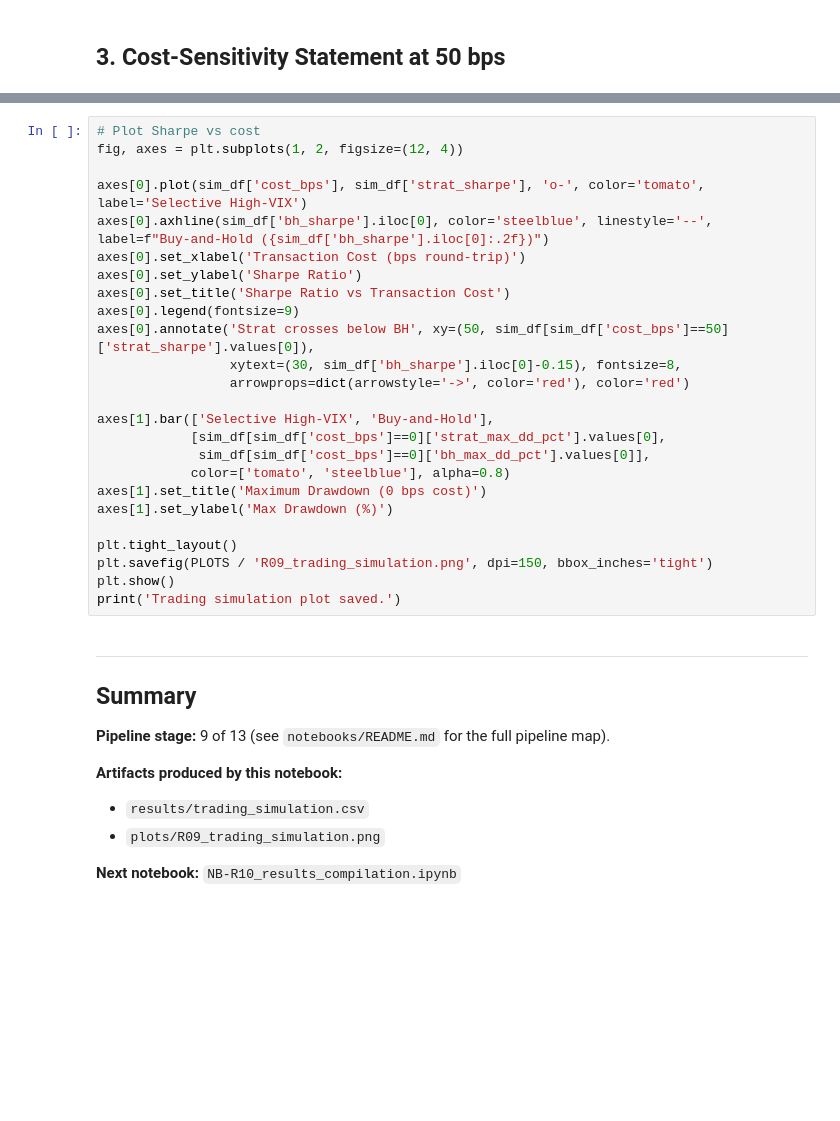
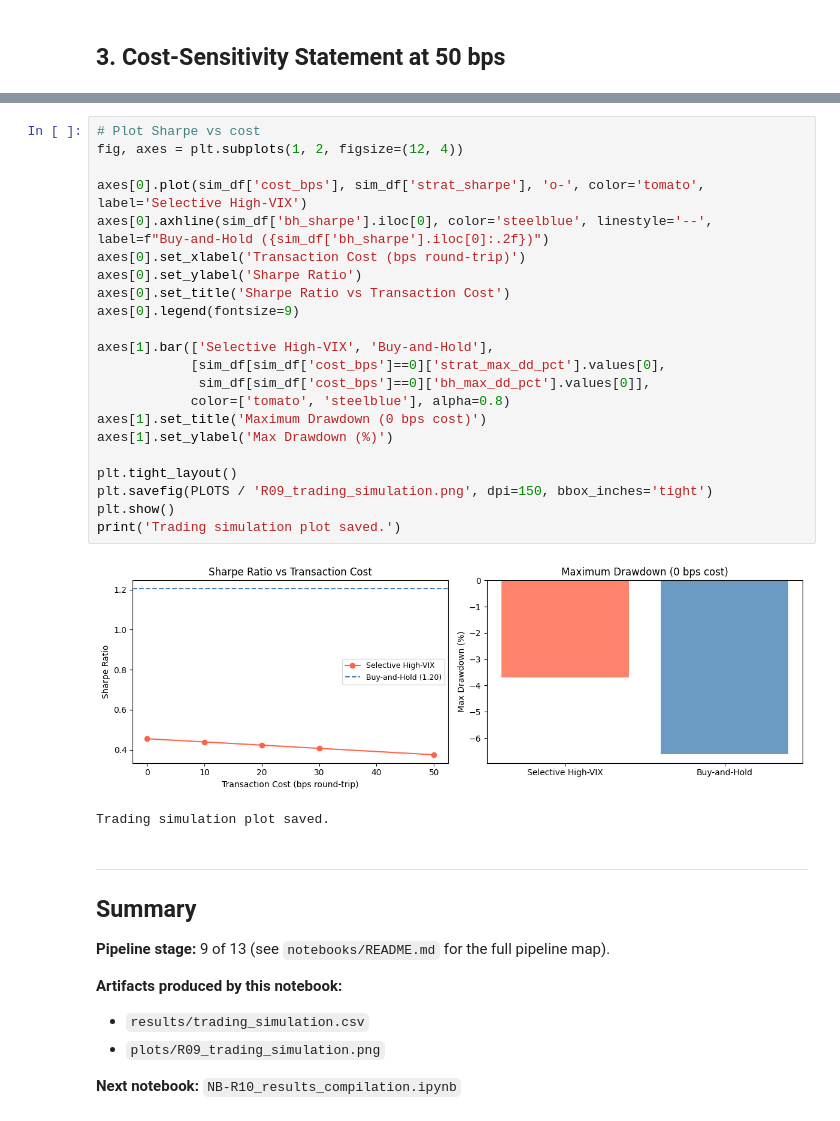
Before and after one commit to prakash-ukhalkar/india-vix-bank-nifty-regime, a Jupyter notebook: notebooks/NB-R09_trading_simulation.ipynb, the cells around one changed output, grey strips where cells are left out. Drawn from its saved outputs; the diff is of its cells as text; blank space fills up the shorter version.

Commit message:
NB-R09 - Trading Simulation

```diff
--- a/notebooks/NB-R09_trading_simulation.ipynb
+++ b/notebooks/NB-R09_trading_simulation.ipynb
@@ -199,28 +236,28 @@ print("The strategy does not remain above buy-and-hold at all cost levels.")
 # %%
 # Plot Sharpe vs cost
 fig, axes = plt.subplots(1, 2, figsize=(12, 4))
 
 axes[0].plot(sim_df['cost_bps'], sim_df['strat_sharpe'], 'o-', color='tomato', label='Selective High-VIX')
 axes[0].axhline(sim_df['bh_sharpe'].iloc[0], color='steelblue', linestyle='--', label=f"Buy-and-Hold ({sim_df['bh_sharpe'].iloc[0]:.2f})")
 axes[0].set_xlabel('Transaction Cost (bps round-trip)')
 axes[0].set_ylabel('Sharpe Ratio')
 axes[0].set_title('Sharpe Ratio vs Transaction Cost')
 axes[0].legend(fontsize=9)
-axes[0].annotate('Strat crosses below BH', xy=(50, sim_df[sim_df['cost_bps']==50]['strat_sharpe'].values[0]),
-                 xytext=(30, sim_df['bh_sharpe'].iloc[0]-0.15), fontsize=8,
-                 arrowprops=dict(arrowstyle='->', color='red'), color='red')
 
 axes[1].bar(['Selective High-VIX', 'Buy-and-Hold'],
             [sim_df[sim_df['cost_bps']==0]['strat_max_dd_pct'].values[0],
              sim_df[sim_df['cost_bps']==0]['bh_max_dd_pct'].values[0]],
             color=['tomato', 'steelblue'], alpha=0.8)
 axes[1].set_title('Maximum Drawdown (0 bps cost)')
 axes[1].set_ylabel('Max Drawdown (%)')
 
 plt.tight_layout()
 plt.savefig(PLOTS / 'R09_trading_simulation.png', dpi=150, bbox_inches='tight')
 plt.show()
 print('Trading simulation plot saved.')
+# %% [output]
+[figure, added]
+Trading simulation plot saved.
 # %% [markdown]
 ---
 ## Summary
```
Also changed, not shown: parts of 5 cells of this notebook.
